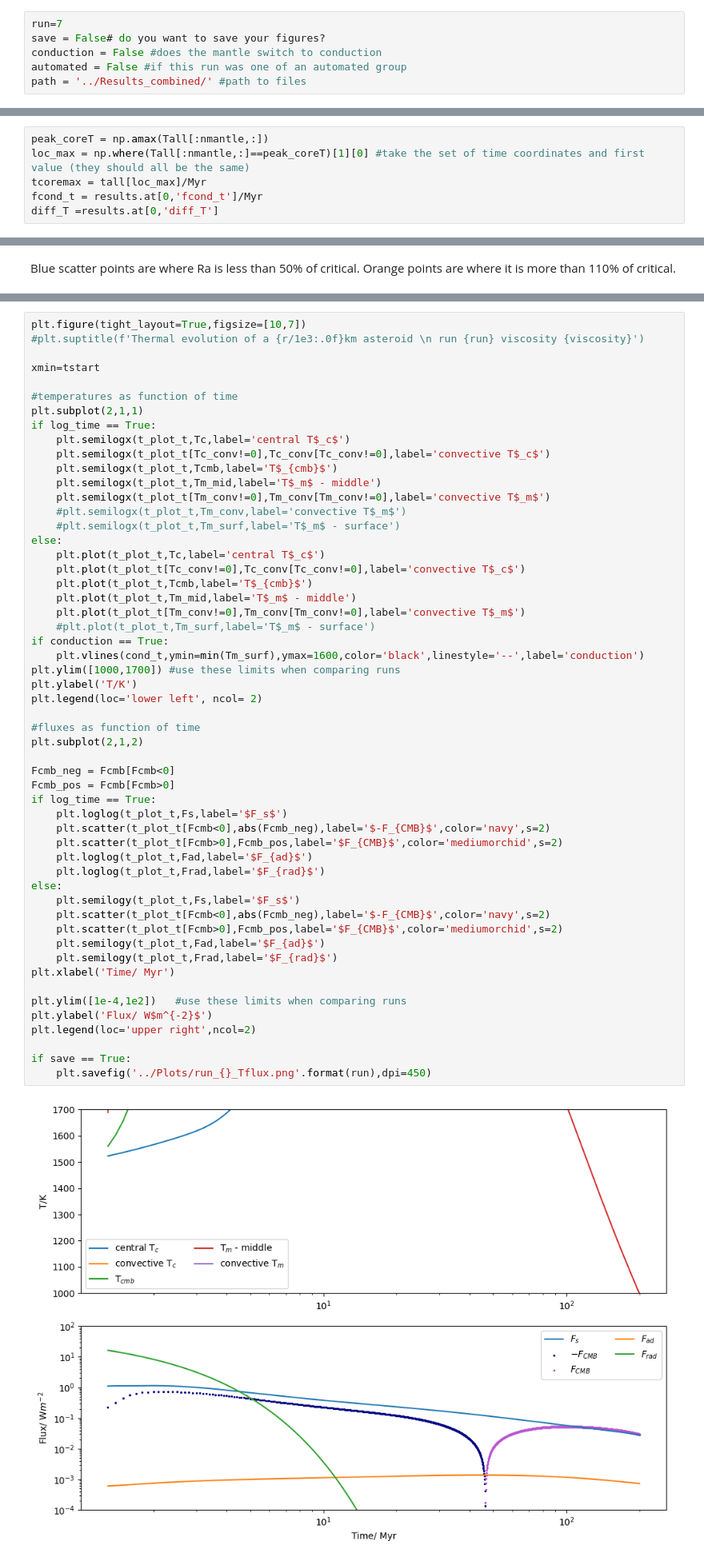
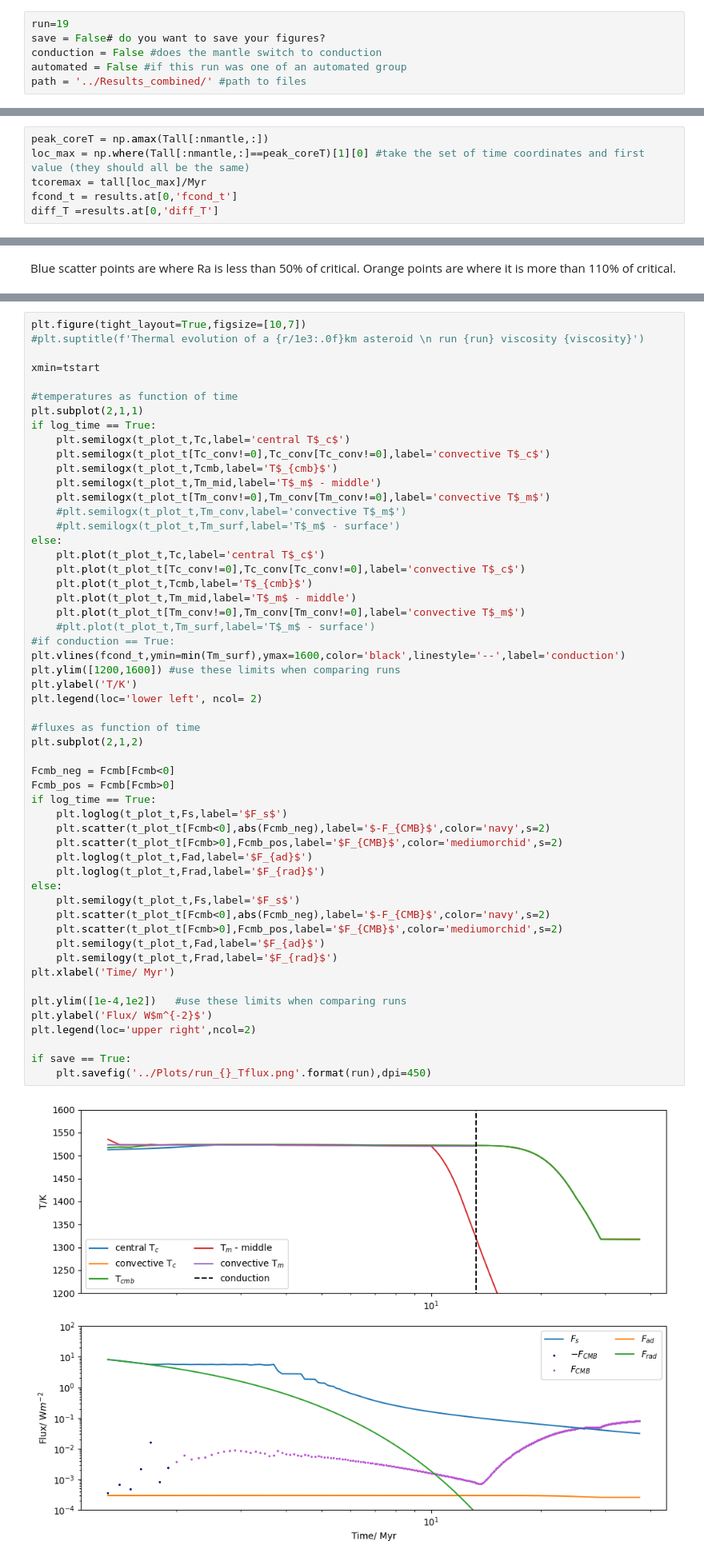
Before and after one commit to Hannah-RS/planetesimal-magnetic-history, a Jupyter notebook: Plotting_scripts/plot_combined.ipynb, the cells around one changed output, grey strips where cells are left out. Shown at 80% size. Drawn from its saved outputs; the diff is of its cells as text.

```diff
--- a/Plotting_scripts/plot_combined.ipynb
+++ b/Plotting_scripts/plot_combined.ipynb
@@ -34,7 +34,7 @@ from plotting_constants import Myr, Tml, Tms
 # %% [markdown]
 Choose run and whether you want to save figure
 # %%
-run=7
+run=19
 save = False# do you want to save your figures?
 conduction = False #does the mantle switch to conduction
 automated = False #if this run was one of an automated group
@@ -136,7 +136,7 @@ The maximum field strength is 8.33e-06 T at 99.69 Myr
 peak_coreT = np.amax(Tall[:nmantle,:])
 loc_max = np.where(Tall[:nmantle,:]==peak_coreT)[1][0] #take the set of time coordinates and first value (they should all be the same)
 tcoremax = tall[loc_max]/Myr
-fcond_t = results.at[0,'fcond_t']/Myr
+fcond_t = results.at[0,'fcond_t']
 diff_T =results.at[0,'diff_T']
 # %%
 print(f'The peak core temperature is {peak_coreT:.0f}K at {tcoremax:.1f}Myr')
@@ -406,39 +468,39 @@ else:
     plt.plot(t_plot_t,Tm_mid,label='T$_m$ - middle')
     plt.plot(t_plot_t[Tm_conv!=0],Tm_conv[Tm_conv!=0],label='convective T$_m$')
     #plt.plot(t_plot_t,Tm_surf,label='T$_m$ - surface')
-if conduction == True:
-    plt.vlines(cond_t,ymin=min(Tm_surf),ymax=1600,color='black',linestyle='--',label='conduction')
-plt.ylim([1000,1700]) #use these limits when comparing runs
+#if conduction == True:
+plt.vlines(fcond_t,ymin=min(Tm_surf),ymax=1600,color='black',linestyle='--',label='conduction')
+plt.ylim([1200,1600]) #use these limits when comparing runs
 plt.ylabel('T/K')
 plt.legend(loc='lower left', ncol= 2)
 
 #fluxes as function of time
 plt.subplot(2,1,2)
 
 Fcmb_neg = Fcmb[Fcmb<0]
 Fcmb_pos = Fcmb[Fcmb>0]
 if log_time == True:
     plt.loglog(t_plot_t,Fs,label='$F_s$')
     plt.scatter(t_plot_t[Fcmb<0],abs(Fcmb_neg),label='$-F_{CMB}$',color='navy',s=2)
     plt.scatter(t_plot_t[Fcmb>0],Fcmb_pos,label='$F_{CMB}$',color='mediumorchid',s=2)
     plt.loglog(t_plot_t,Fad,label='$F_{ad}$')
     plt.loglog(t_plot_t,Frad,label='$F_{rad}$')
 else:
     plt.semilogy(t_plot_t,Fs,label='$F_s$')
     plt.scatter(t_plot_t[Fcmb<0],abs(Fcmb_neg),label='$-F_{CMB}$',color='navy',s=2)
     plt.scatter(t_plot_t[Fcmb>0],Fcmb_pos,label='$F_{CMB}$',color='mediumorchid',s=2)
     plt.semilogy(t_plot_t,Fad,label='$F_{ad}$')
     plt.semilogy(t_plot_t,Frad,label='$F_{rad}$')
 plt.xlabel('Time/ Myr')
 
 plt.ylim([1e-4,1e2])   #use these limits when comparing runs
 plt.ylabel('Flux/ W$m^{-2}$')
 plt.legend(loc='upper right',ncol=2)
 
 if save == True:
     plt.savefig('../Plots/run_{}_Tflux.png'.format(run),dpi=450)
 # %% [output]
-[figure, old version]
+[figure, new version]
 # %% [markdown]
 # Magnetic Field Strength <a class="anchor" id="B"></a>
 <p align="right">(<a href="#top">back to top</a>)</p>
```
Also changed, not shown: parts of 26 cells of this notebook.
